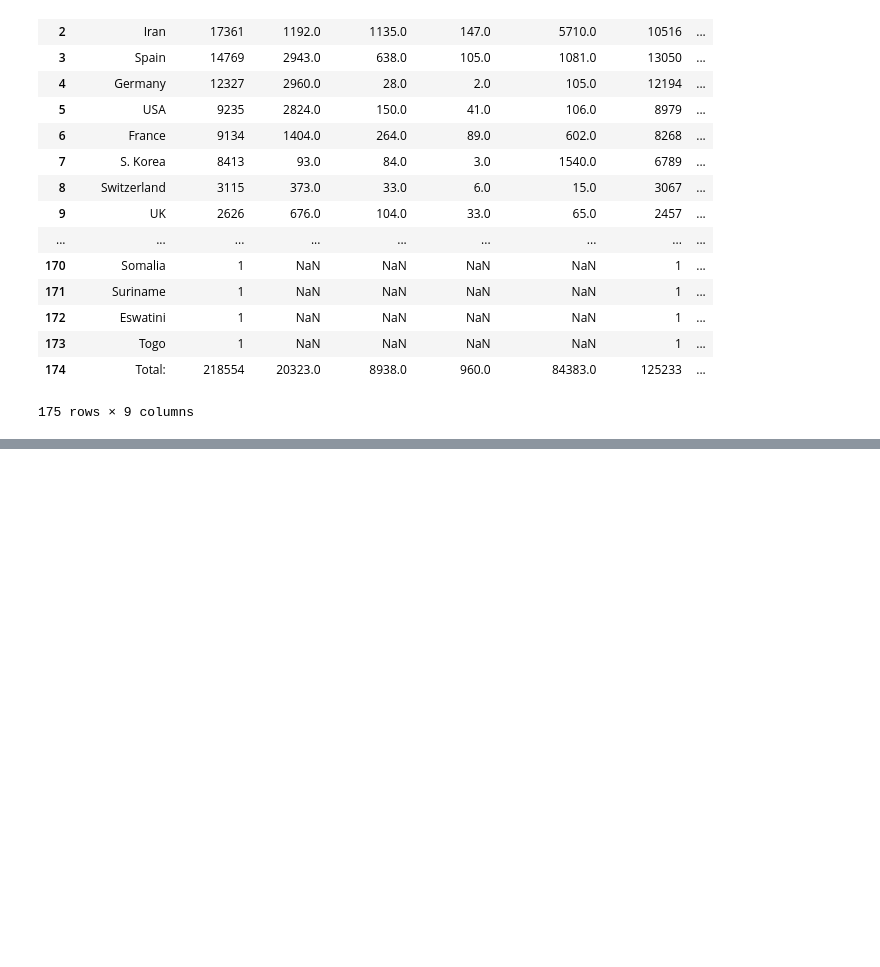
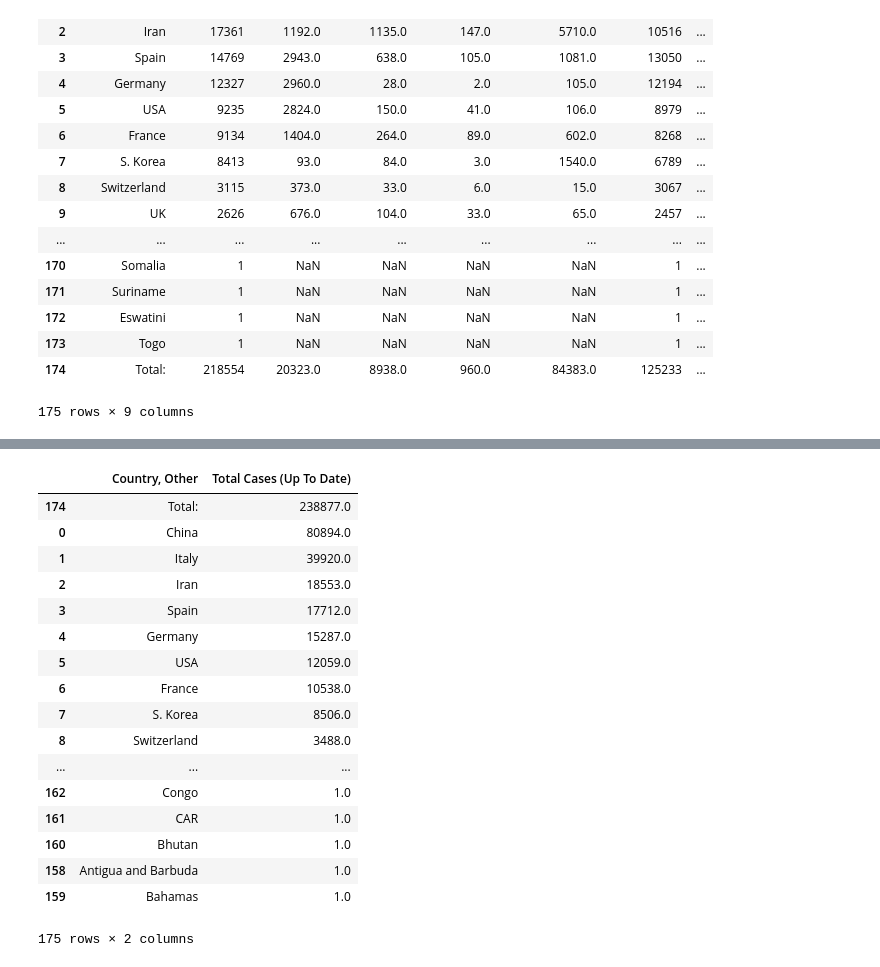
Before and after one commit to shahsajil/COVID-19-Python-Project, a Jupyter notebook: Covid_19_PythonProject_2020.ipynb, the cells around one changed output, grey strips where cells are left out. Saved outputs shown, nothing was run; the diff lists cells and outputs as text; code cells hidden in the pictures; blank space fills up the shorter version.

```diff
--- a/Covid_19_PythonProject_2020.ipynb
+++ b/Covid_19_PythonProject_2020.ipynb
@@ -55,0 +88,24 @@ df
+# %%
+# Displaying Total Cases(Up To Date) column only
+totalcases_df = df[["Country, Other", "Total Cases (Up To Date)"]]
+#sorting the dataset in descending order
+totalcases_df.sort_values("Total Cases (Up To Date)", ascending=False)
+# %% [output]
+|  | Country, Other | Total Cases (Up To Date) |
+| 174 | Total: | 238877.0 |
+| 0 | China | 80894.0 |
+| 1 | Italy | 39920.0 |
+| 2 | Iran | 18553.0 |
+| 3 | Spain | 17712.0 |
+| 4 | Germany | 15287.0 |
+| 5 | USA | 12059.0 |
+| 6 | France | 10538.0 |
+| 7 | S. Korea | 8506.0 |
+| 8 | Switzerland | 3488.0 |
+| ... | ... | ... |
+| 162 | Congo | 1.0 |
+| 161 | CAR | 1.0 |
+| 160 | Bhutan | 1.0 |
+| 158 | Antigua and Barbuda | 1.0 |
+| 159 | Bahamas | 1.0 |
+175 rows × 2 columns
```
Also changed, not shown: parts of 14 cells of this notebook, 3 other files.
